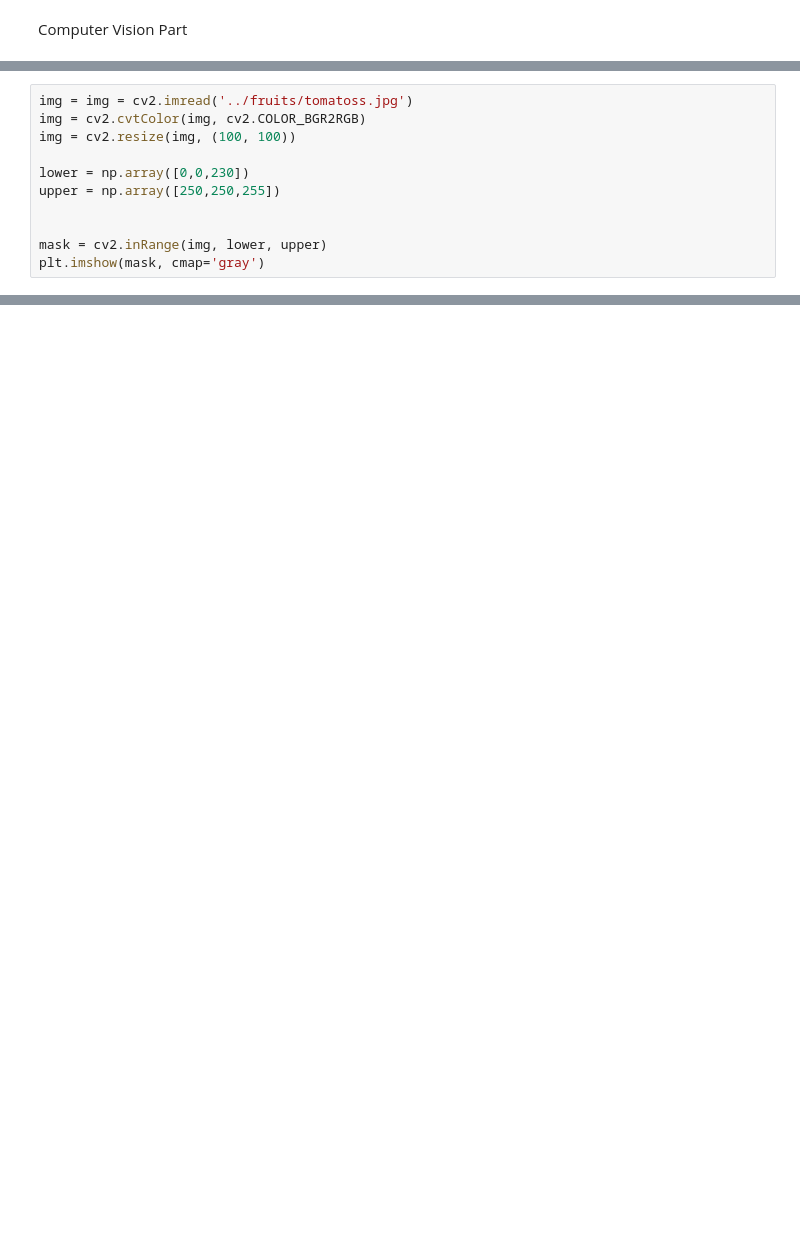
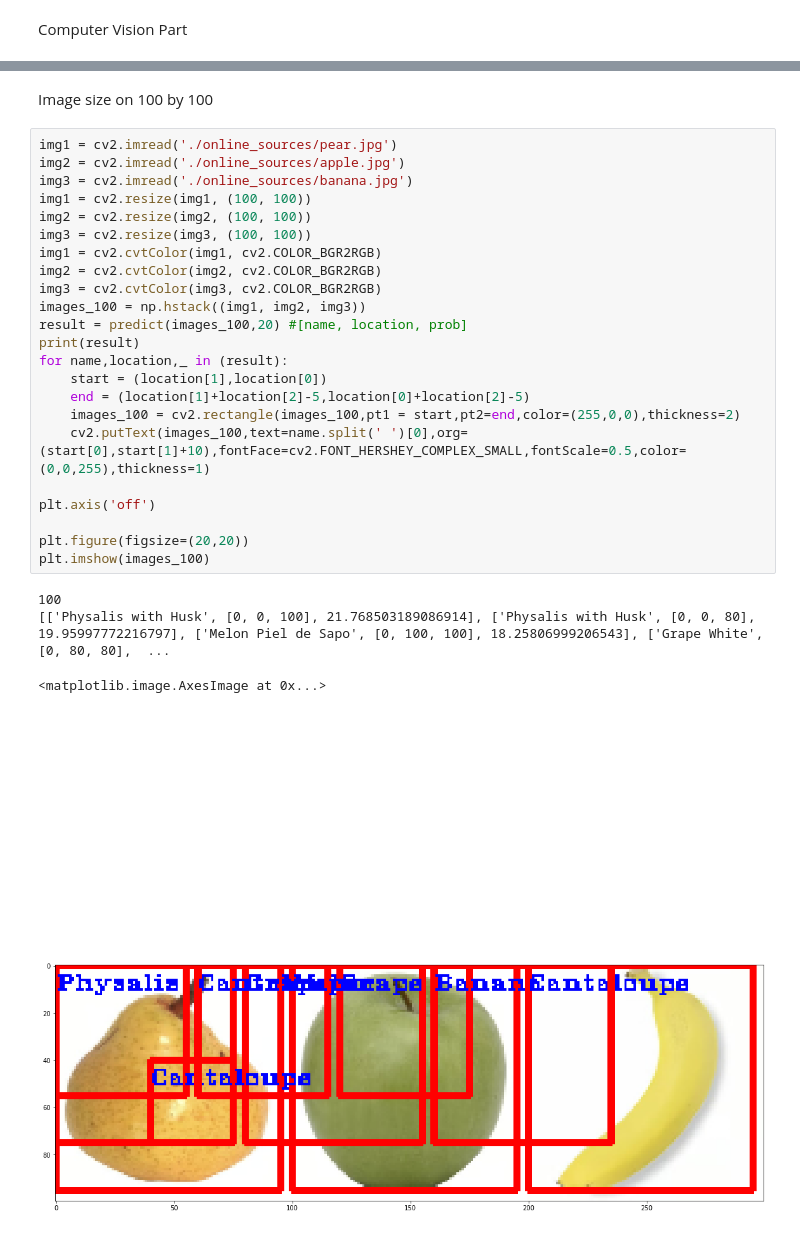
Before and after one commit to JODGEW/Fruit-Classification, a Jupyter notebook: classification.ipynb, the cells around one changed output, grey strips where cells are left out. Saved outputs shown, nothing was run; the diff lists cells and outputs as text; blank space fills up the shorter version.

```diff
--- a/classification.ipynb
+++ b/classification.ipynb
@@ -474,11 +476,0 @@ what_fruit_is_this('../fruits/tomatoss.jpg')
-# %%
-img = img = cv2.imread('../fruits/tomatoss.jpg')
-img = cv2.cvtColor(img, cv2.COLOR_BGR2RGB)
-img = cv2.resize(img, (100, 100))
-
-lower = np.array([0,0,230])
-upper = np.array([250,250,255])
-
-
-mask = cv2.inRange(img, lower, upper)
-plt.imshow(mask, cmap='gray')
@@ -576,2 +515,33 @@ True
+# %% [markdown]
+Image size on 100 by 100
+# %%
+img1 = cv2.imread('./online_sources/pear.jpg')
+img2 = cv2.imread('./online_sources/apple.jpg')
+img3 = cv2.imread('./online_sources/banana.jpg')
+img1 = cv2.resize(img1, (100, 100))
+img2 = cv2.resize(img2, (100, 100))
+img3 = cv2.resize(img3, (100, 100))
+img1 = cv2.cvtColor(img1, cv2.COLOR_BGR2RGB)
+img2 = cv2.cvtColor(img2, cv2.COLOR_BGR2RGB)
+img3 = cv2.cvtColor(img3, cv2.COLOR_BGR2RGB)
+images_100 = np.hstack((img1, img2, img3))
+result = predict(images_100,20) #[name, location, prob]
+print(result)
+for name,location,_ in (result):
+    start = (location[1],location[0])
+    end = (location[1]+location[2]-5,location[0]+location[2]-5)
+    images_100 = cv2.rectangle(images_100,pt1 = start,pt2=end,color=(255,0,0),thickness=2)
+    cv2.putText(images_100,text=name.split(' ')[0],org=(start[0],start[1]+10),fontFace=cv2.FONT_HERSHEY_COMPLEX_SMALL,fontScale=0.5,color=(0,0,255),thickness=1)
+
+plt.axis('off')
+
+plt.figure(figsize=(20,20))
+plt.imshow(images_100)
+# %% [output]
+100
+[['Physalis with Husk', [0, 0, 100], 21.768503189086914], ['Physalis with Husk', [0, 0, 80], 19.95997772216797], ['Melon Piel de Sapo', [0, 100, 100], 18.25806999206543], ['Grape White', [0, 80, 80],  ...
+<matplotlib.image.AxesImage at 0x...>
+[figure, added]
+[figure, added]
 # %% [markdown]
 Referennce:
```
Also changed, not shown: parts of 31 cells of this notebook, 40 other files.
